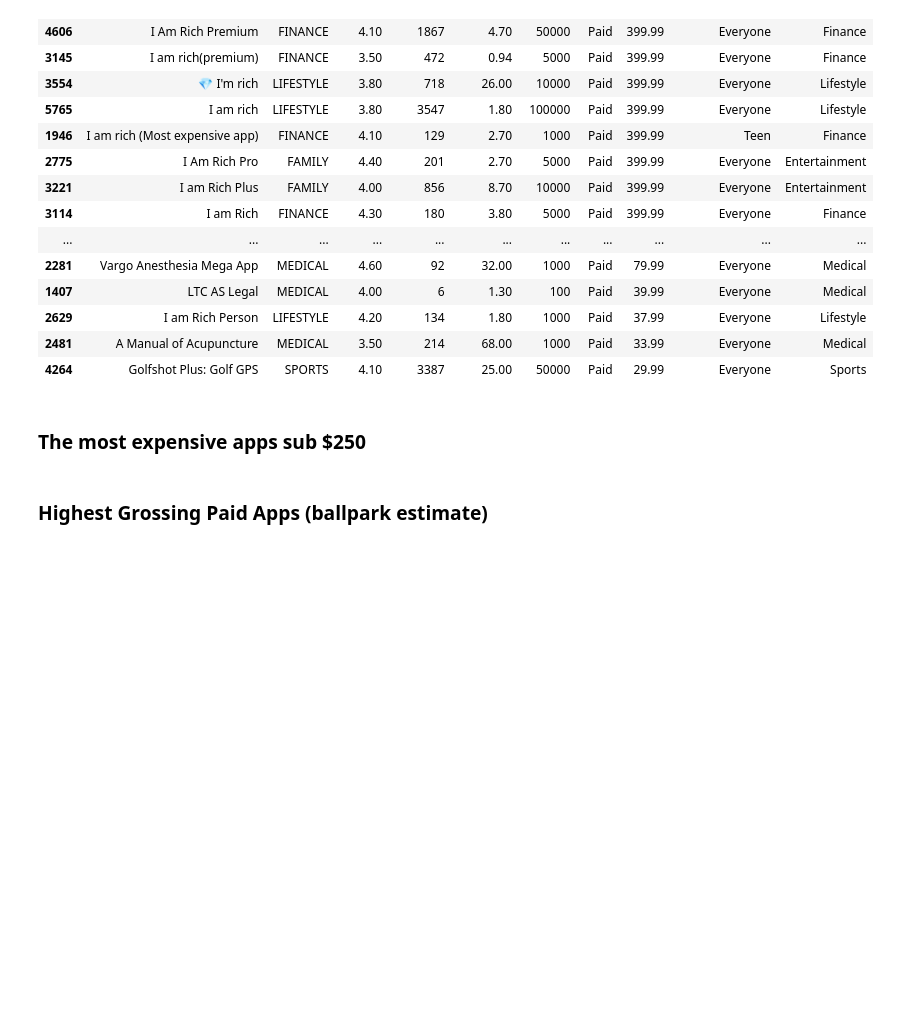
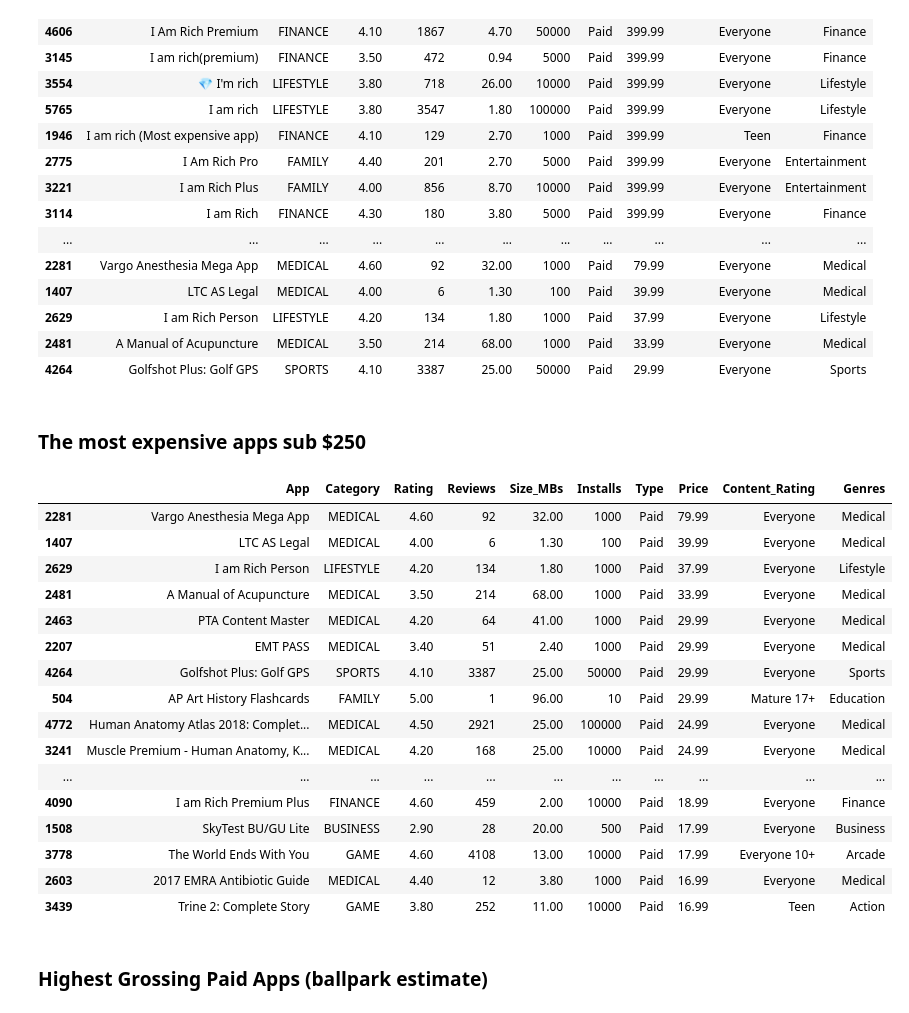
Before and after one commit to HKubinhetz/DS-AppStore, a Jupyter notebook: Google_Play_Store_App_Analytics_(start).ipynb, the cells around one changed output. Cells and saved outputs as stored; diff of their text form; code cells hidden in the pictures; blank space fills up the shorter version.

```diff
--- a/Google_Play_Store_App_Analytics_(start).ipynb
+++ b/Google_Play_Store_App_Analytics_(start).ipynb
@@ -372,7 +372,25 @@ df_apps_clean.sort_values(by="Price", ascending=False).head(20)
 ### The most expensive apps sub $250
 # %%
 # Prices that cost more than $250 are dubious.
-df_apps_clean = df_apps_clean[df_apps_clean["Price"] < 250].sort_values(by="Price", ascending=False).head(20)
+df_apps_clean[df_apps_clean["Price"] < 250].sort_values(by="Price", ascending=False).head(20)
+# %% [output]
+|  | App | Category | Rating | Reviews | Size_MBs | Installs | Type | Price | Content_Rating | Genres |
+| 2281 | Vargo Anesthesia Mega App | MEDICAL | 4.60 | 92 | 32.00 | 1000 | Paid | 79.99 | Everyone | Medical |
+| 1407 | LTC AS Legal | MEDICAL | 4.00 | 6 | 1.30 | 100 | Paid | 39.99 | Everyone | Medical |
+| 2629 | I am Rich Person | LIFESTYLE | 4.20 | 134 | 1.80 | 1000 | Paid | 37.99 | Everyone | Lifestyle |
+| 2481 | A Manual of Acupuncture | MEDICAL | 3.50 | 214 | 68.00 | 1000 | Paid | 33.99 | Everyone | Medical |
+| 2463 | PTA Content Master | MEDICAL | 4.20 | 64 | 41.00 | 1000 | Paid | 29.99 | Everyone | Medical |
+| 2207 | EMT PASS | MEDICAL | 3.40 | 51 | 2.40 | 1000 | Paid | 29.99 | Everyone | Medical |
+| 4264 | Golfshot Plus: Golf GPS | SPORTS | 4.10 | 3387 | 25.00 | 50000 | Paid | 29.99 | Everyone | Sports |
+| 504 | AP Art History Flashcards | FAMILY | 5.00 | 1 | 96.00 | 10 | Paid | 29.99 | Mature 17+ | Education |
+| 4772 | Human Anatomy Atlas 2018: Complet... | MEDICAL | 4.50 | 2921 | 25.00 | 100000 | Paid | 24.99 | Everyone | Medical |
+| 3241 | Muscle Premium - Human Anatomy, K... | MEDICAL | 4.20 | 168 | 25.00 | 10000 | Paid | 24.99 | Everyone | Medical |
+| ... | ... | ... | ... | ... | ... | ... | ... | ... | ... | ... |
+| 4090 | I am Rich Premium Plus | FINANCE | 4.60 | 459 | 2.00 | 10000 | Paid | 18.99 | Everyone | Finance |
+| 1508 | SkyTest BU/GU Lite | BUSINESS | 2.90 | 28 | 20.00 | 500 | Paid | 17.99 | Everyone | Business |
+| 3778 | The World Ends With You | GAME | 4.60 | 4108 | 13.00 | 10000 | Paid | 17.99 | Everyone 10+ | Arcade |
+| 2603 | 2017 EMRA Antibiotic Guide | MEDICAL | 4.40 | 12 | 3.80 | 1000 | Paid | 16.99 | Everyone | Medical |
+| 3439 | Trine 2: Complete Story | GAME | 3.80 | 252 | 11.00 | 10000 | Paid | 16.99 | Teen | Action |
 # %% [markdown]
 ### Highest Grossing Paid Apps (ballpark estimate)
 # %%
```
Also changed, not shown: parts of 2 cells of this notebook.
